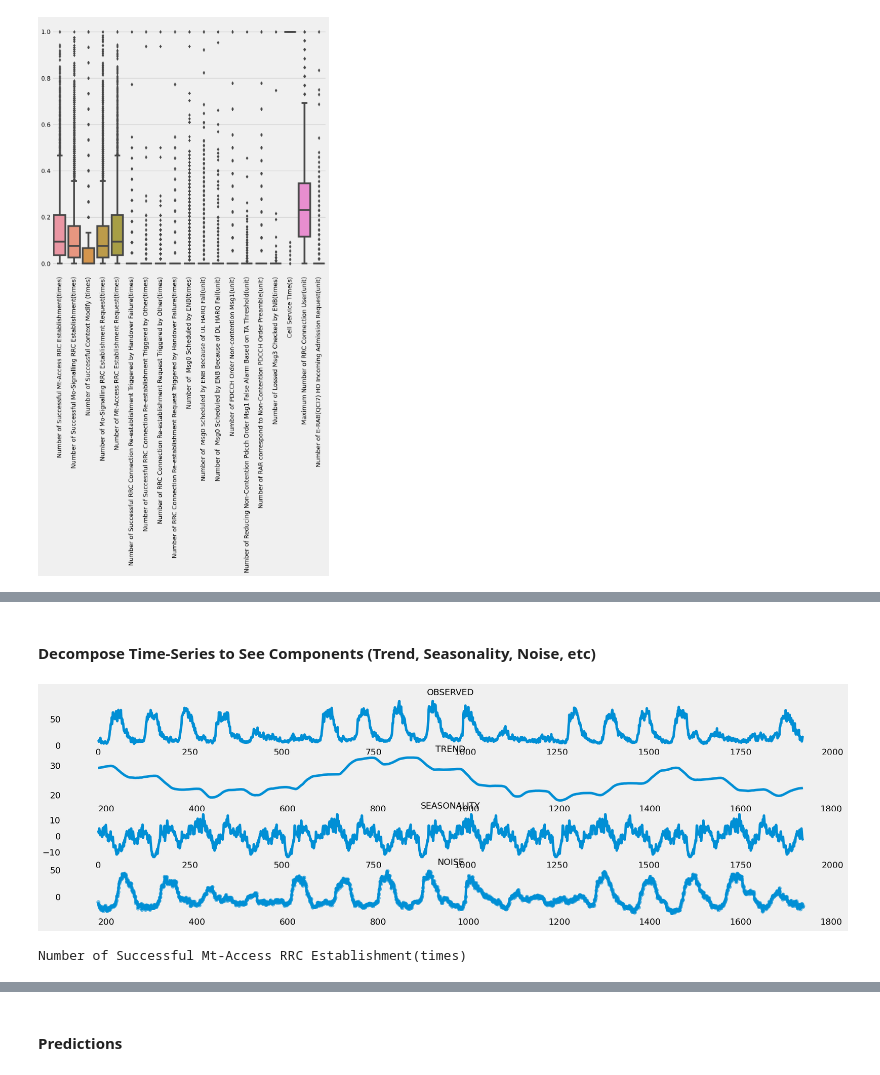
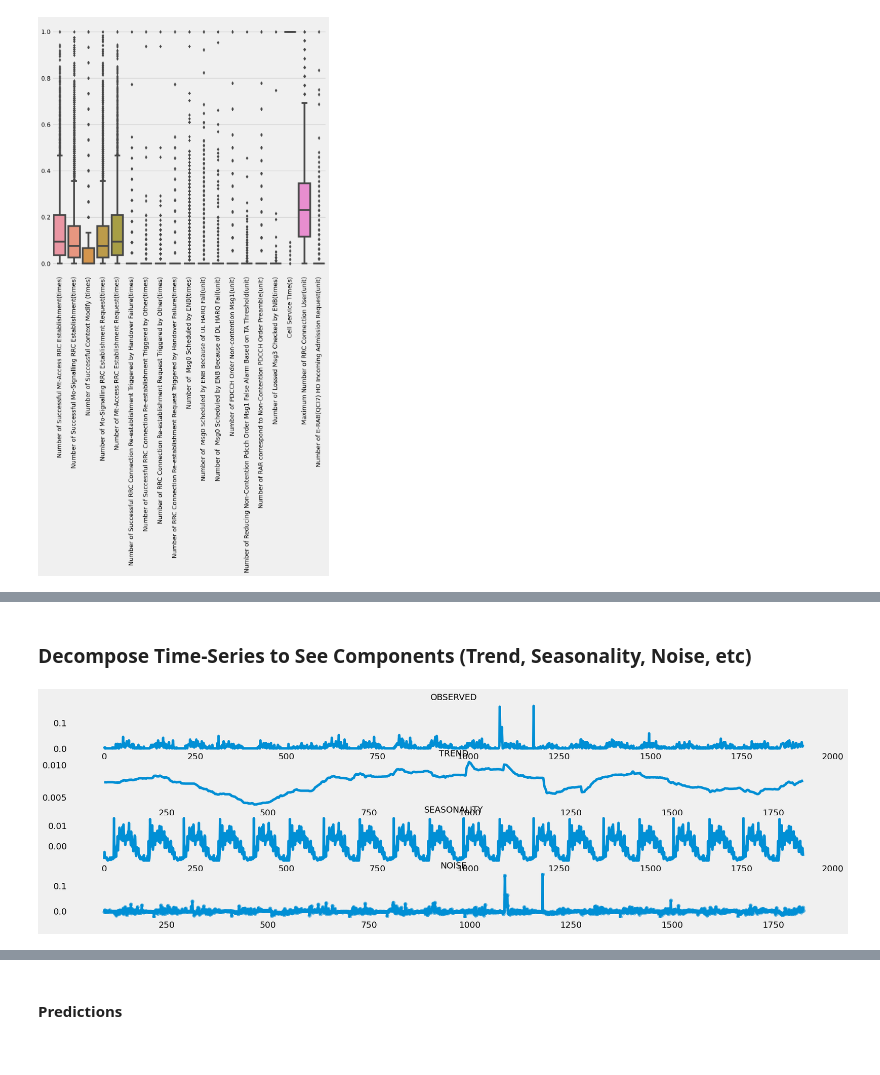
Before and after one commit to georgioschr/Mobile-Network-Monitoring-using-AI-for-Anomaly-Detection, a Jupyter notebook: ZTE V2.ipynb, the cells around one changed output, grey strips where cells are left out. Cells and saved outputs as stored; diff of their text form; code cells hidden in the pictures.

Commit message:
Formulate time series data and try to use ARIMA model for forecast the values

```diff
--- a/ZTE V2.ipynb
+++ b/ZTE V2.ipynb
@@ -194,6 +194,7 @@ print(df2.shape)
 #df2 = pd.concat([df2, dfnew], axis=0)
 #df2.shape
 df2 = pd.merge(df2,dfnew, right_index=True, left_index=True)
+df2 = df2.drop(columns=['index'])
 df2.shape
 #pd.merge(dfnew,df[list('datetime')])
 #dfnew.merge(df[['datetime']])
@@ -253,15 +305,23 @@ plt.show()
 # %% [markdown]
-#### Decompose Time-Series to See Components (Trend, Seasonality, Noise, etc)
+### Decompose Time-Series to See Components (Trend, Seasonality, Noise, etc)
 # %%
 from statsmodels.tsa.seasonal import seasonal_decompose
 # %%
-df_plt = df2.copy()
-col = df_plt.columns.values[2]
+df_plt = ts.copy()
+col = df_plt.columns.values[8]
+#df_plt['datetime'] = df_plt['datetime'].dt.date
 df_plt = df_plt.groupby('datetime').mean().reset_index()
-decompose(df_plt,col, 2000,365)
-print(col)
-#sd = seasonal_decompose(df2[lable[2]][1:1000], model='additive', period=3)
+
+#df_plt = df_plt.set_index('datetime')
+#df_plt.index =  pd.DatetimeIndex(df_plt.index)
+#df_plt = df_plt[col].resample('H').mean().reset_index()
+#df_plt = df_plt.set_index('datetime')
+
+decompose(df_plt,col,'all' ,192) #'all'
+#print(col)
+#df_plt
+#sd = seasonal_decompose(df2[lable[2]][1:1000], model='additive', period=24)
 #sd.plot()
+#df_plt
 # %% [output]
-[figure, old version]
+[figure, new version]
-Number of Successful Mt-Access RRC Establishment(times)
```
Also changed, not shown: parts of 13 cells of this notebook.
